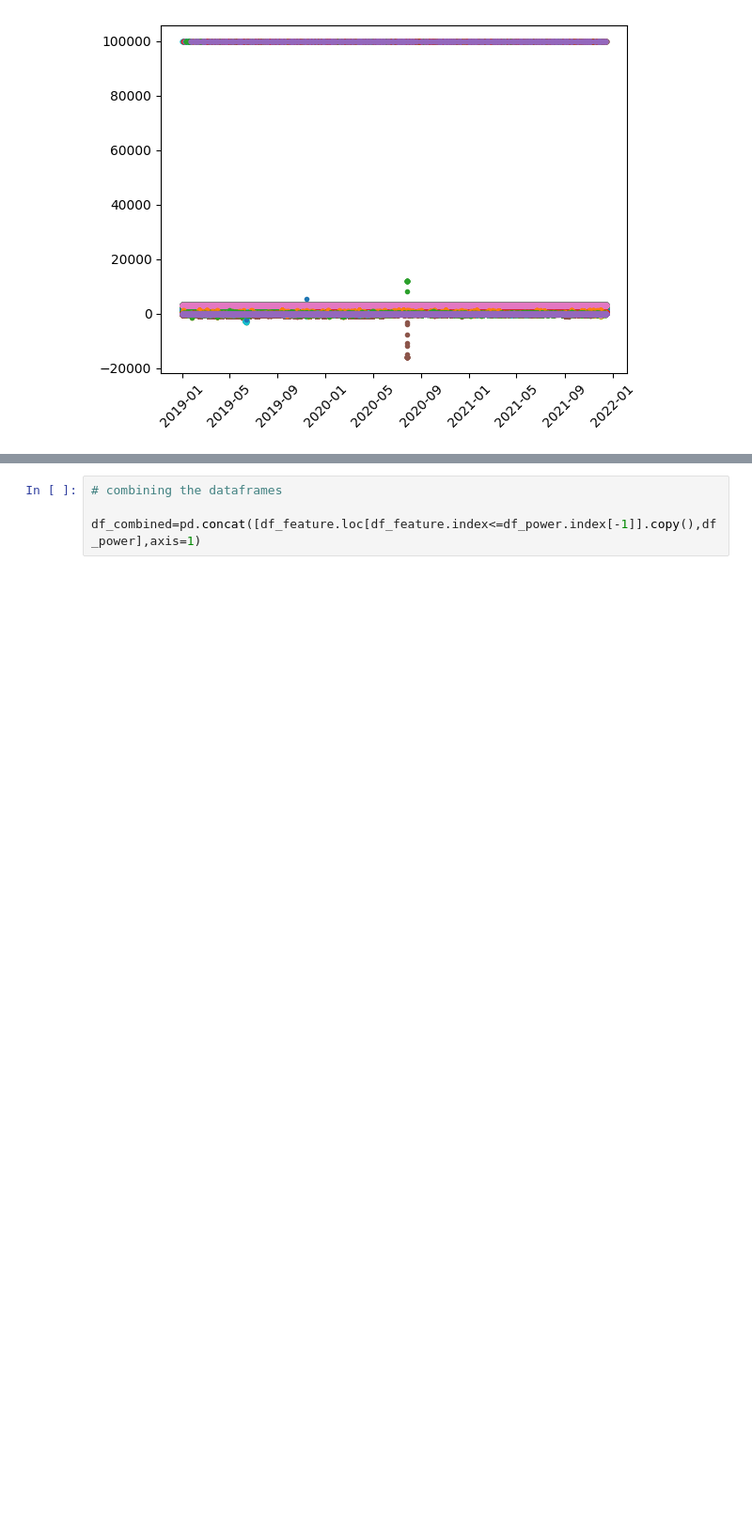
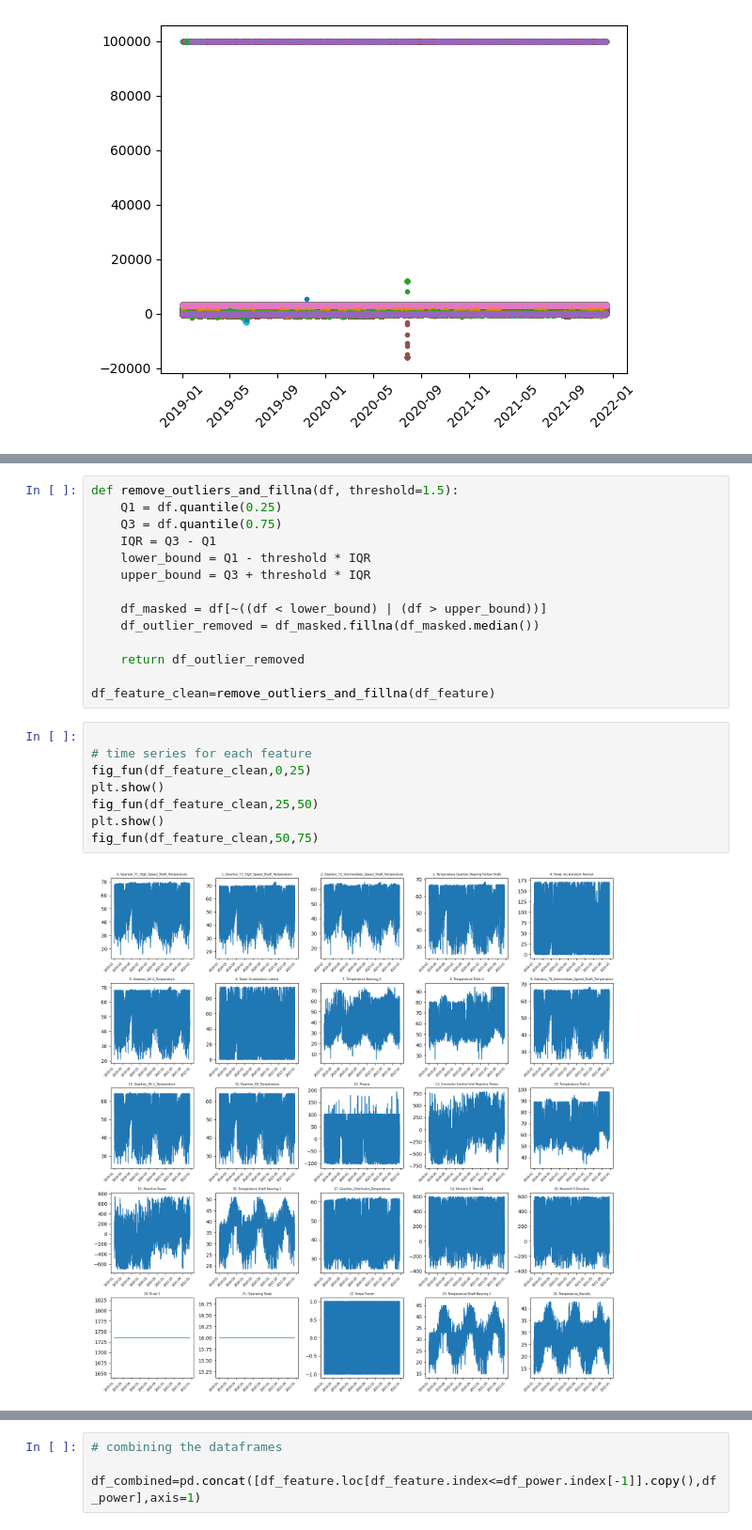
Before and after one commit to arunrajks/time_series_analysis, a Jupyter notebook: wind-turbine-power-forecast.ipynb, the cells around one changed output, grey strips where cells are left out. Shown at 94% size. Saved outputs shown, nothing was run; the diff lists cells and outputs as text; blank space fills up the shorter version.

```diff
--- a/wind-turbine-power-forecast.ipynb
+++ b/wind-turbine-power-forecast.ipynb
@@ -89,0 +153,24 @@ plt.xticks(rotation=45);
+# %%
+def remove_outliers_and_fillna(df, threshold=1.5):
+    Q1 = df.quantile(0.25)
+    Q3 = df.quantile(0.75)
+    IQR = Q3 - Q1
+    lower_bound = Q1 - threshold * IQR
+    upper_bound = Q3 + threshold * IQR
+
+    df_masked = df[~((df < lower_bound) | (df > upper_bound))]
+    df_outlier_removed = df_masked.fillna(df_masked.median())
+
+    return df_outlier_removed
+
+df_feature_clean=remove_outliers_and_fillna(df_feature)
+# %%
+
+# time series for each feature
+fig_fun(df_feature_clean,0,25)
+plt.show()
+fig_fun(df_feature_clean,25,50)
+plt.show()
+fig_fun(df_feature_clean,50,75)
+# %% [output]
+[figure, added]
```
Also changed, not shown: parts of 21 cells of this notebook.
